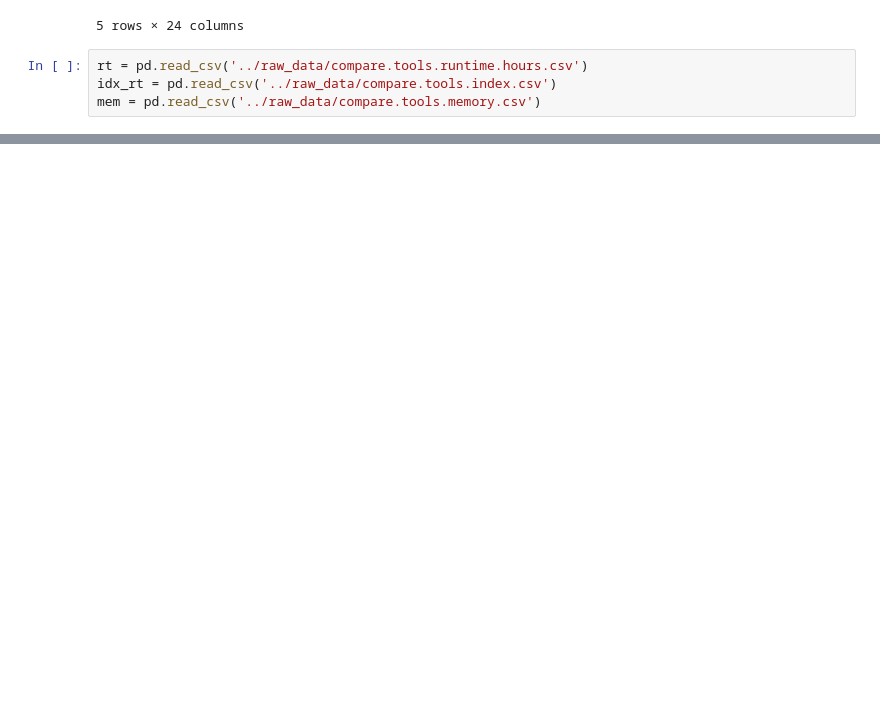
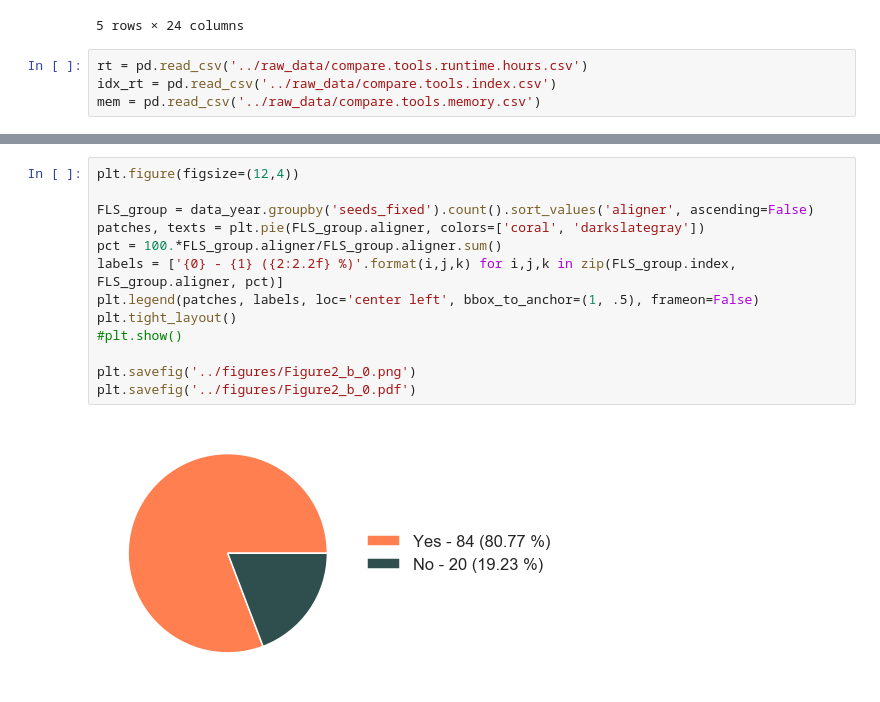
Before and after one commit to Mangul-Lab-USC/review-technology-dictates-algorithms, a Jupyter notebook: notebooks/Figure2.ipynb, the cells around one changed output, grey strips where cells are left out. Cells and saved outputs as stored; diff of their text form; blank space fills up the shorter version.

```diff
--- a/notebooks/Figure2.ipynb
+++ b/notebooks/Figure2.ipynb
@@ -94,0 +238,15 @@ rtyear
+# %%
+plt.figure(figsize=(12,4))
+
+FLS_group = data_year.groupby('seeds_fixed').count().sort_values('aligner', ascending=False)
+patches, texts = plt.pie(FLS_group.aligner, colors=['coral', 'darkslategray'])
+pct = 100.*FLS_group.aligner/FLS_group.aligner.sum()
+labels = ['{0} - {1} ({2:2.2f} %)'.format(i,j,k) for i,j,k in zip(FLS_group.index, FLS_group.aligner, pct)]
+plt.legend(patches, labels, loc='center left', bbox_to_anchor=(1, .5), frameon=False)
+plt.tight_layout()
+#plt.show()
+
+plt.savefig('../figures/Figure2_b_0.png')
+plt.savefig('../figures/Figure2_b_0.pdf')
+# %% [output]
+[figure, added]
```
Also changed, not shown: parts of 25 cells of this notebook, 49 other files.
